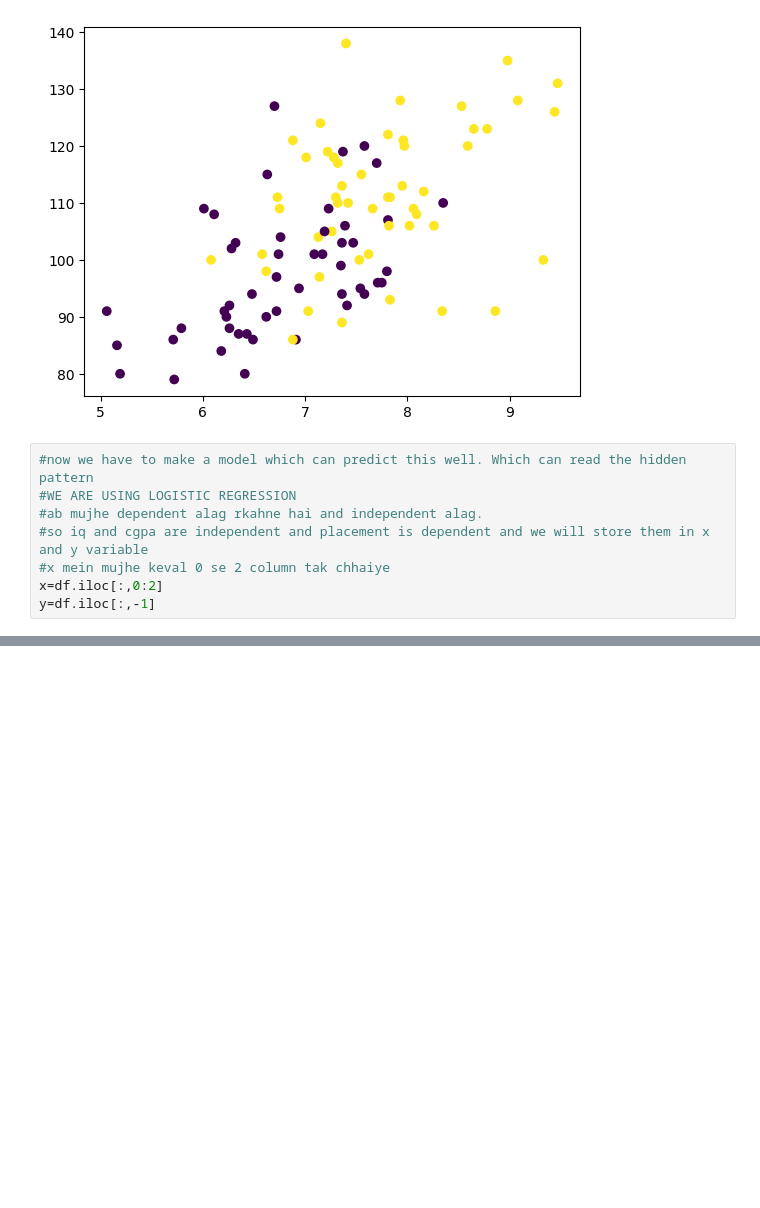
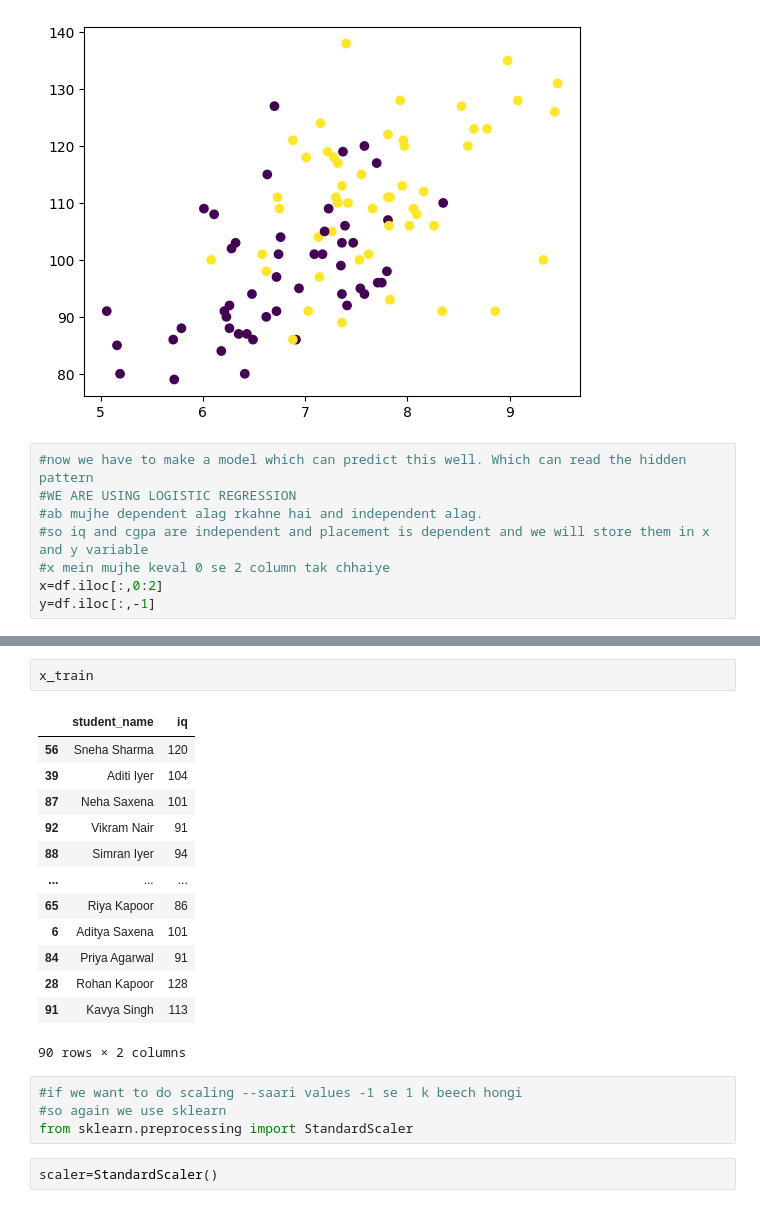
Before and after one commit to rupanshi1627-create/Machine-learning-basic-toy-project, a Jupyter notebook: 100_days_of_ML.ipynb, the cells around one changed output, grey strips where cells are left out. Saved outputs shown, nothing was run; the diff lists cells and outputs as text; blank space fills up the shorter version.

```diff
--- a/100_days_of_ML.ipynb
+++ b/100_days_of_ML.ipynb
@@ -94 +131,23 @@ y_test
 dtype: int64
+# %%
+x_train
+# %% [output]
+|  | student_name | iq |
+| 56 | Sneha Sharma | 120 |
+| 39 | Aditi Iyer | 104 |
+| 87 | Neha Saxena | 101 |
+| 92 | Vikram Nair | 91 |
+| 88 | Simran Iyer | 94 |
+| ... | ... | ... |
+| 65 | Riya Kapoor | 86 |
+| 6 | Aditya Saxena | 101 |
+| 84 | Priya Agarwal | 91 |
+| 28 | Rohan Kapoor | 128 |
+| 91 | Kavya Singh | 113 |
+90 rows × 2 columns
+# %%
+#if we want to do scaling --saari values -1 se 1 k beech hongi
+#so again we use sklearn
+from sklearn.preprocessing import StandardScaler
+# %%
+scaler=StandardScaler()
```
Also changed, not shown: parts of 9 cells of this notebook.
